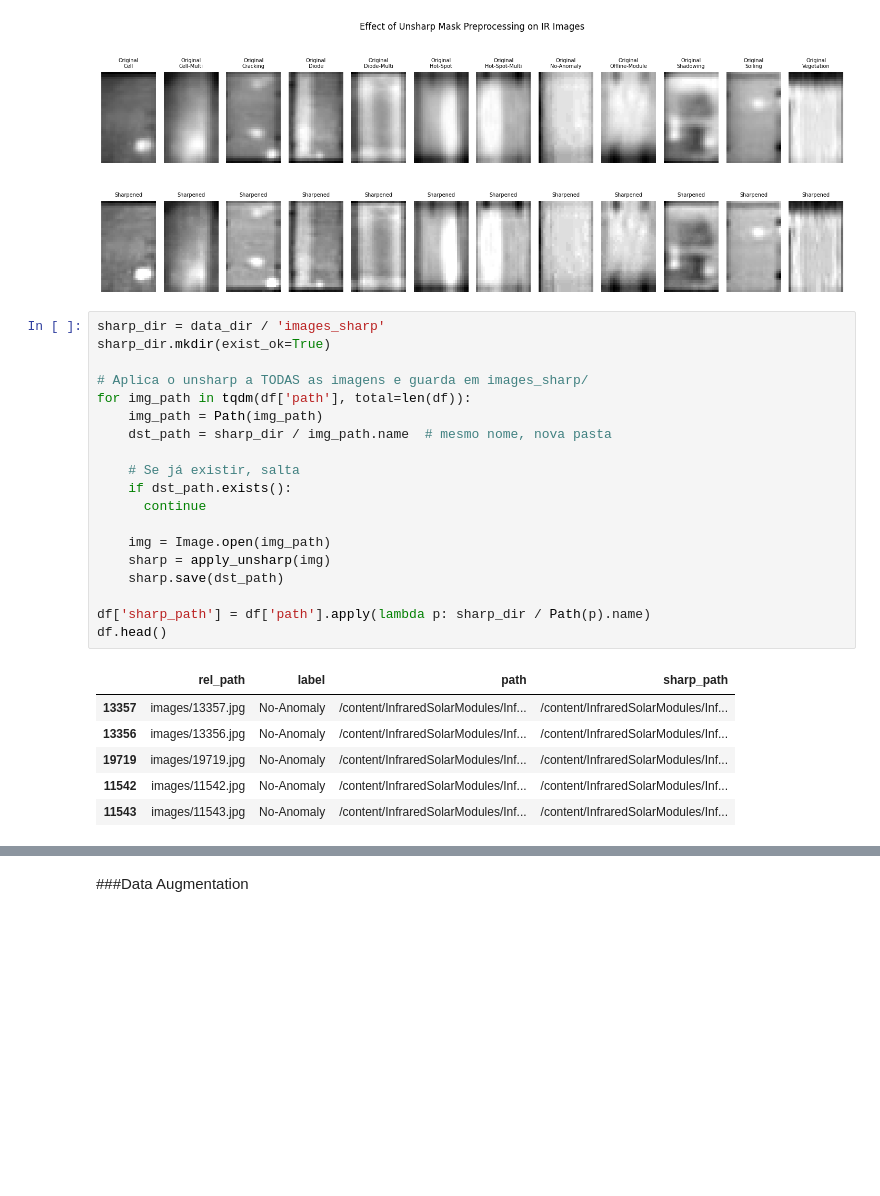
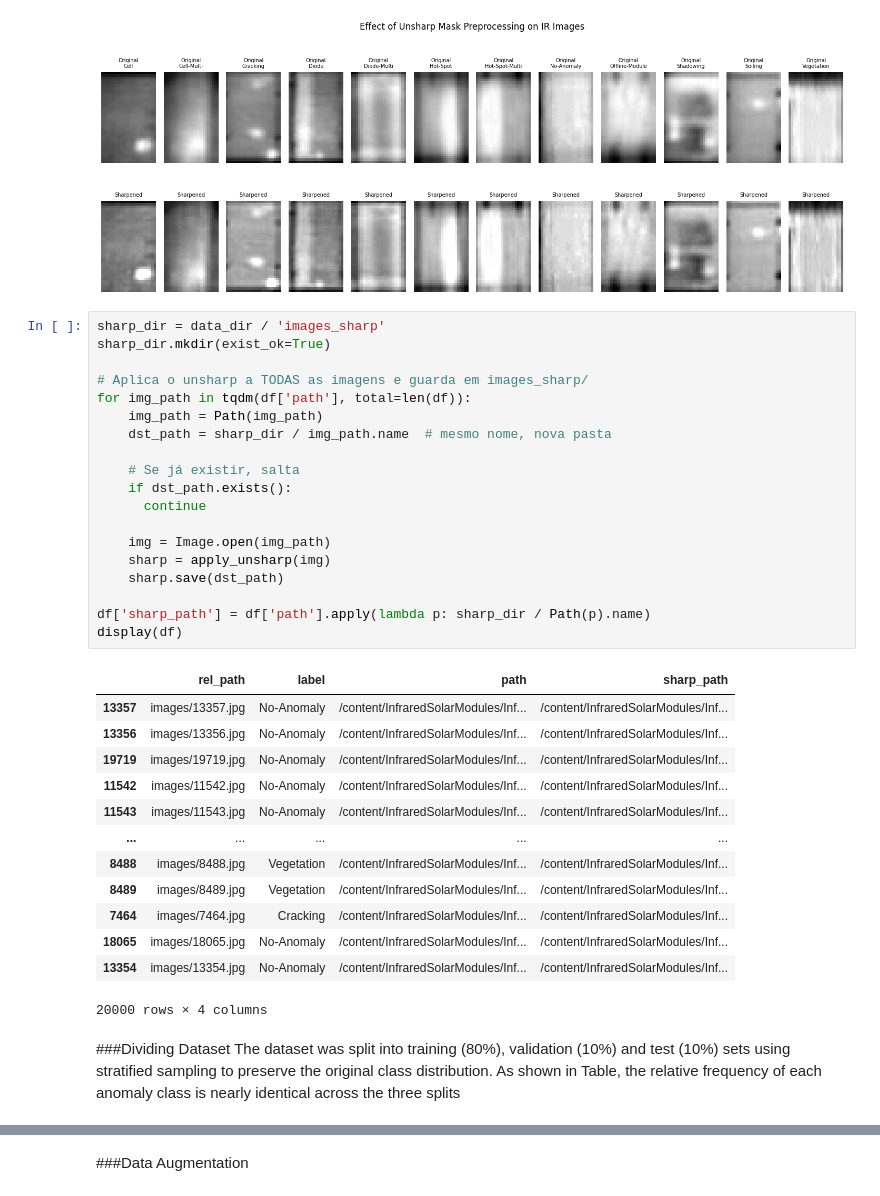
Before and after one commit to diogo0030/computer-vision-classification-of-defects-in-photovoltaic-modules, a Jupyter notebook: classification_of_defects_in_photovoltaic_modules.ipynb, the cells around one changed output, grey strips where cells are left out. Saved outputs shown, nothing was run; the diff lists cells and outputs as text; blank space fills up the shorter version.

```diff
--- a/classification_of_defects_in_photovoltaic_modules.ipynb
+++ b/classification_of_defects_in_photovoltaic_modules.ipynb
@@ -138,26 +132,36 @@ plt.show()
 # %%
 sharp_dir = data_dir / 'images_sharp'
 sharp_dir.mkdir(exist_ok=True)
 
 # Aplica o unsharp a TODAS as imagens e guarda em images_sharp/
 for img_path in tqdm(df['path'], total=len(df)):
     img_path = Path(img_path)
     dst_path = sharp_dir / img_path.name  # mesmo nome, nova pasta
 
     # Se já existir, salta
     if dst_path.exists():
       continue
 
     img = Image.open(img_path)
     sharp = apply_unsharp(img)
     sharp.save(dst_path)
 
 df['sharp_path'] = df['path'].apply(lambda p: sharp_dir / Path(p).name)
-df.head()
+display(df)
 # %% [output]
 |  | rel_path | label | path | sharp_path |
 | 13357 | images/13357.jpg | No-Anomaly | /content/InfraredSolarModules/Inf... | /content/InfraredSolarModules/Inf... |
 | 13356 | images/13356.jpg | No-Anomaly | /content/InfraredSolarModules/Inf... | /content/InfraredSolarModules/Inf... |
 | 19719 | images/19719.jpg | No-Anomaly | /content/InfraredSolarModules/Inf... | /content/InfraredSolarModules/Inf... |
 | 11542 | images/11542.jpg | No-Anomaly | /content/InfraredSolarModules/Inf... | /content/InfraredSolarModules/Inf... |
 | 11543 | images/11543.jpg | No-Anomaly | /content/InfraredSolarModules/Inf... | /content/InfraredSolarModules/Inf... |
+| ... | ... | ... | ... | ... |
+| 8488 | images/8488.jpg | Vegetation | /content/InfraredSolarModules/Inf... | /content/InfraredSolarModules/Inf... |
+| 8489 | images/8489.jpg | Vegetation | /content/InfraredSolarModules/Inf... | /content/InfraredSolarModules/Inf... |
+| 7464 | images/7464.jpg | Cracking | /content/InfraredSolarModules/Inf... | /content/InfraredSolarModules/Inf... |
+| 18065 | images/18065.jpg | No-Anomaly | /content/InfraredSolarModules/Inf... | /content/InfraredSolarModules/Inf... |
+| 13354 | images/13354.jpg | No-Anomaly | /content/InfraredSolarModules/Inf... | /content/InfraredSolarModules/Inf... |
+20000 rows × 4 columns
+# %% [markdown]
+###Dividing Dataset
+The dataset was split into training (80%), validation (10%) and test (10%) sets using stratified sampling to preserve the original class distribution. As shown in Table, the relative frequency of each anomaly class is nearly identical across the three splits
```
Also changed, not shown: parts of 8 cells of this notebook.
